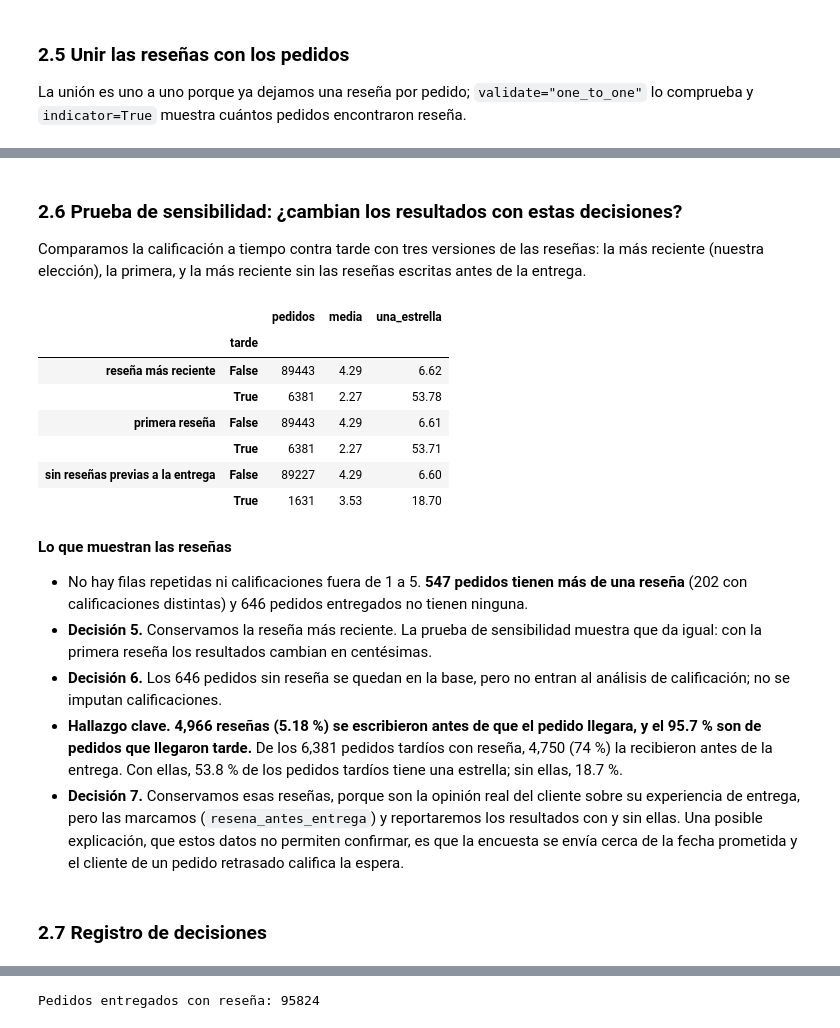
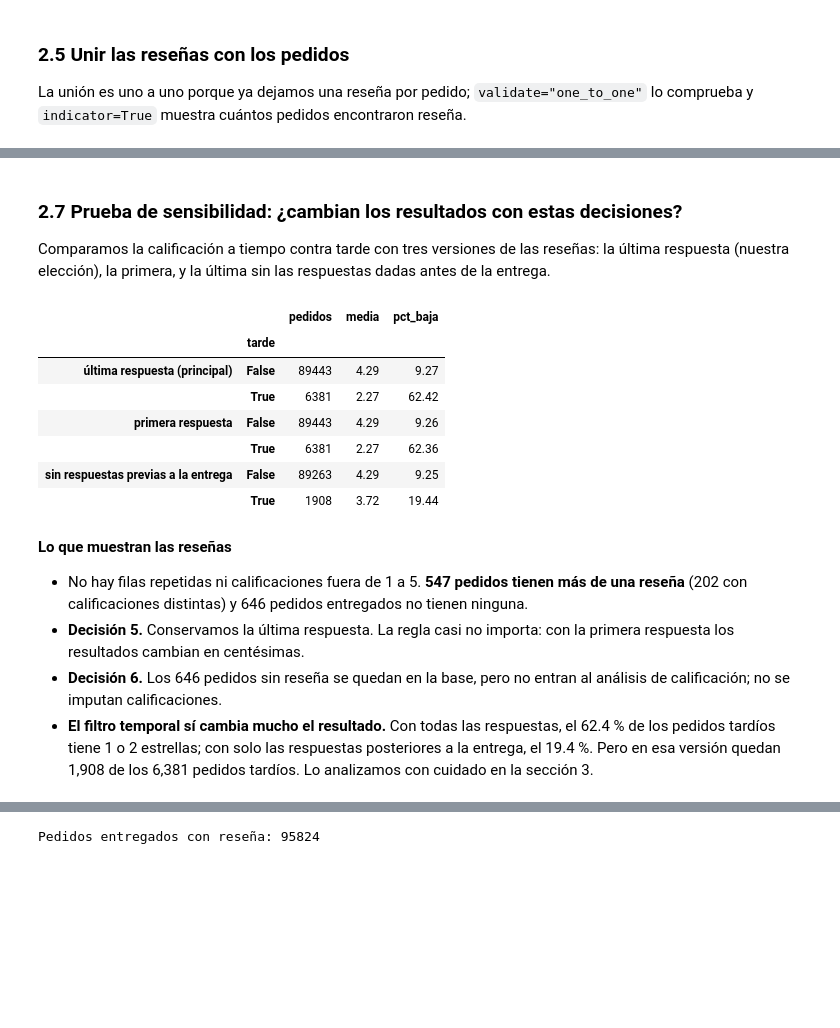
Before and after one commit to emilicorojas/proyecto-logistica-satisfaccion, a Jupyter notebook: analisis_logistica_satisfaccion.ipynb, the cells around one changed output, grey strips where cells are left out. Drawn from its saved outputs; the diff is of its cells as text; code cells hidden in the pictures; blank space fills up the shorter version.

```diff
--- a/analisis_logistica_satisfaccion.ipynb
+++ b/analisis_logistica_satisfaccion.ipynb
@@ -45,7 +49,7 @@ ARCHIVOS = {
 
 
 def localizar_datos() -> Path:
-    """Devuelve la carpeta datasets/ de Olist o indica cómo obtenerla."""
+    """Devuelve la carpeta con los CSV de Olist o indica cómo obtenerla."""
     candidatos = []
     definida = os.environ.get("OLIST_DATA_DIR")
     if definida:
@@ -55,6 +59,7 @@ def localizar_datos() -> Path:
     for base in (ubicacion, *ubicacion.parents):
         candidatos.extend([
             base / "work-at-olist-data" / "datasets",
+            base / "data" / "raw",
             base / "DMEMCD_2026" / "work-at-olist-data" / "datasets",
         ])
 
@@ -63,7 +68,7 @@ def localizar_datos() -> Path:
             return ruta
     raise FileNotFoundError(
         "No encontré los CSV de Olist. Clona https://github.com/olist/work-at-olist-data.git "
-        "en esta carpeta o define OLIST_DATA_DIR con la ruta a datasets/."
+        "en esta carpeta, copia los dos CSV en data/raw/ o define OLIST_DATA_DIR."
     )
 
 
@@ -430,15 +463,16 @@ varias = varias[varias["size"] > 1]
 print("Pedidos con más de una reseña:", len(varias))
 print("…con calificaciones distintas entre sí:", (varias["nunique"] > 1).sum())
 
-resenas_ordenadas = resenas.sort_values(["order_id", "review_creation_date", "review_answer_timestamp"])
+orden_resenas = ["order_id", "review_answer_timestamp", "review_creation_date", "review_id"]
+resenas_ordenadas = resenas.sort_values(orden_resenas, kind="stable")
 resena_final = resenas_ordenadas.drop_duplicates("order_id", keep="last")
 resena_inicial = resenas_ordenadas.drop_duplicates("order_id", keep="first")
 assert resena_final["order_id"].is_unique
 
 registrar_decision(
     "Decisión 5", "reviews", "pedido con más de una reseña",
-    len(resenas) - len(resena_final), "conservar la reseña más reciente",
-    "se pierde la primera opinión; se compara abajo",
+    len(resenas) - len(resena_final), "conservar la última respuesta (review_answer_timestamp)",
+    "no se afirma que sea la más verdadera; se compara con la primera",
 )
 # %% [output]
 Filas exactamente repetidas: 0
@@ -451,7 +485,7 @@ Pedidos con más de una reseña: 547
 La unión es uno a uno porque ya dejamos una reseña por pedido; `validate="one_to_one"` lo comprueba y `indicator=True` muestra cuántos pedidos encontraron reseña.
 # %%
 analisis = entregados.merge(
-    resena_final[["order_id", "review_score", "review_creation_date"]],
+    resena_final[["order_id", "review_score", "review_creation_date", "review_answer_timestamp"]],
     on="order_id",
     how="left",
     validate="one_to_one",
@@ -461,18 +495,12 @@ assert len(analisis) == len(entregados), "La unión duplicó pedidos."
 display(analisis["_merge"].value_counts())
 
 con_resena = analisis["review_score"].notna()
-analisis["resena_antes_entrega"] = (
-    analisis["review_creation_date"] < analisis["order_delivered_customer_date"].dt.normalize()
-)
-antes = analisis["resena_antes_entrega"]
-
 registrar_decision(
     "Decisión 6", "reviews", "pedido entregado sin reseña",
     (~con_resena).sum(), "excluir solo del análisis de calificación",
     "no se imputan calificaciones",
 )
-print(f"Reseñas escritas antes de recibir el pedido: {antes.sum():,} ({antes[con_resena].mean():.2%} de las reseñas)")
-print(f"…de pedidos que llegaron tarde: {analisis.loc[antes, 'tarde'].mean():.1%}")
+print("Pedidos entregados con reseña:", con_resena.sum())
 # %% [output]
 _merge
 both          95824
@@ -484,48 +563,39 @@ Reseñas escritas antes de recibir el pedido: 4,966 (5.18% de las reseñas)
 # %% [markdown]
-### 2.6 Prueba de sensibilidad: ¿cambian los resultados con estas decisiones?
+### 2.7 Prueba de sensibilidad: ¿cambian los resultados con estas decisiones?
 
-Comparamos la calificación a tiempo contra tarde con tres versiones de las reseñas: la más reciente (nuestra elección), la primera, y la más reciente sin las reseñas escritas antes de la entrega.
+Comparamos la calificación a tiempo contra tarde con tres versiones de las reseñas: la última respuesta (nuestra elección), la primera, y la última sin las respuestas dadas antes de la entrega.
 # %%
 def resumen_calificacion(tabla):
-    """Calificación media y porcentaje de una estrella, a tiempo contra tarde."""
+    """Calificación media y porcentaje de reseñas bajas (1 o 2 estrellas), a tiempo contra tarde."""
     return tabla.groupby("tarde")["review_score"].agg(
         pedidos="size",
         media="mean",
-        una_estrella=lambda s: s.eq(1).mean() * 100,
+        pct_baja=lambda s: s.le(2).mean() * 100,
     ).round(2)
 
 
 con_primera = entregados.merge(
     resena_inicial[["order_id", "review_score"]], on="order_id", validate="one_to_one"
 )
 sensibilidad = pd.concat({
-    "reseña más reciente": resumen_calificacion(analisis[con_resena]),
-    "primera reseña": resumen_calificacion(con_primera),
-    "sin reseñas previas a la entrega": resumen_calificacion(analisis[con_resena & ~antes]),
+    "última respuesta (principal)": resumen_calificacion(analisis[con_resena]),
+    "primera respuesta": resumen_calificacion(con_primera),
+    "sin respuestas previas a la entrega": resumen_calificacion(analisis[con_resena & ~antes]),
 })
 display(sensibilidad)
-
-registrar_decision(
-    "Decisión 7", "reviews", "reseña creada antes de recibir el pedido",
-    antes.sum(), "conservar y marcar; reportar resultados con y sin ellas",
-    "esas calificaciones evalúan la espera, no el pedido recibido",
-)
 # %% [output]
-|  |  | pedidos | media | una_estrella |
+|  |  | pedidos | media | pct_baja |
 |  | tarde |  |  |  |
-| reseña más reciente | False | 89443 | 4.29 | 6.62 |
-|  | True | 6381 | 2.27 | 53.78 |
-| primera reseña | False | 89443 | 4.29 | 6.61 |
-|  | True | 6381 | 2.27 | 53.71 |
-| sin reseñas previas a la entrega | False | 89227 | 4.29 | 6.60 |
-|  | True | 1631 | 3.53 | 18.70 |
+| última respuesta (principal) | False | 89443 | 4.29 | 9.27 |
+|  | True | 6381 | 2.27 | 62.42 |
+| primera respuesta | False | 89443 | 4.29 | 9.26 |
+|  | True | 6381 | 2.27 | 62.36 |
+| sin respuestas previas a la entrega | False | 89263 | 4.29 | 9.25 |
+|  | True | 1908 | 3.72 | 19.44 |
 # %% [markdown]
 **Lo que muestran las reseñas**
 
 - No hay filas repetidas ni calificaciones fuera de 1 a 5. **547 pedidos tienen más de una reseña** (202 con calificaciones distintas) y 646 pedidos entregados no tienen ninguna.
-- **Decisión 5.** Conservamos la reseña más reciente. La prueba de sensibilidad muestra que da igual: con la primera reseña los resultados cambian en centésimas.
+- **Decisión 5.** Conservamos la última respuesta. La regla casi no importa: con la primera respuesta los resultados cambian en centésimas.
 - **Decisión 6.** Los 646 pedidos sin reseña se quedan en la base, pero no entran al análisis de calificación; no se imputan calificaciones.
-- **Hallazgo clave.** **4,966 reseñas (5.18 %) se escribieron antes de que el pedido llegara, y el 95.7 % son de pedidos que llegaron tarde.** De los 6,381 pedidos tardíos con reseña, 4,750 (74 %) la recibieron antes de la entrega. Con ellas, 53.8 % de los pedidos tardíos tiene una estrella; sin ellas, 18.7 %.
-- **Decisión 7.** Conservamos esas reseñas, porque son la opinión real del cliente sobre su experiencia de entrega, pero las marcamos (`resena_antes_entrega`) y reportaremos los resultados con y sin ellas. Una posible explicación, que estos datos no permiten confirmar, es que la encuesta se envía cerca de la fecha prometida y el cliente de un pedido retrasado califica la espera.
+- **El filtro temporal sí cambia mucho el resultado.** Con todas las respuestas, el 62.4 % de los pedidos tardíos tiene 1 o 2 estrellas; con solo las respuestas posteriores a la entrega, el 19.4 %. Pero en esa versión quedan 1,908 de los 6,381 pedidos tardíos. Lo analizamos con cuidado en la sección 3.
-# %% [markdown]
-### 2.7 Registro de decisiones
```
Also changed, not shown: parts of 87 cells of this notebook, 14 other files.
